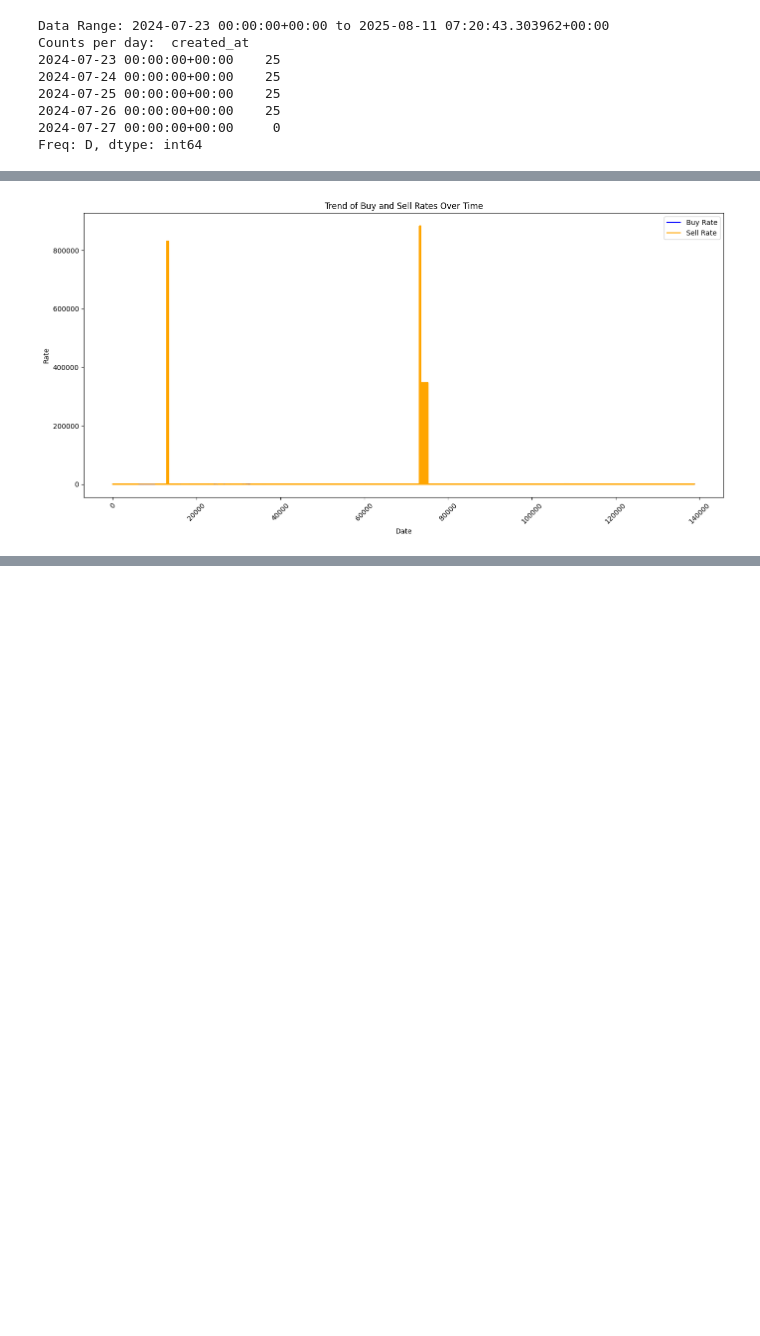
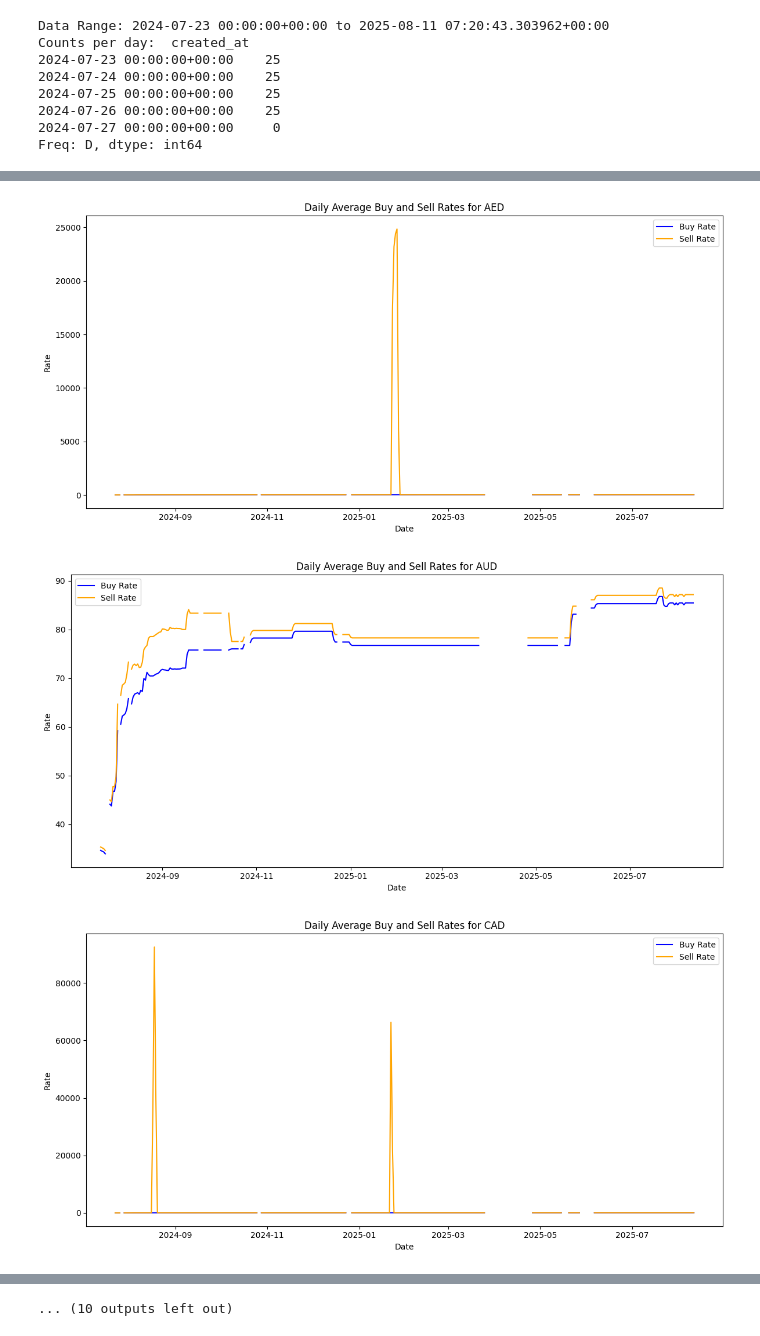
Before and after one commit to goShell3/core_exchange_eda, a Jupyter notebook: exchanges/eda.ipynb, the cells around one changed output, grey strips where cells are left out. Drawn from its saved outputs; the diff is of its cells as text; code cells hidden in the pictures; blank space fills up the shorter version.

```diff
--- a/exchanges/eda.ipynb
+++ b/exchanges/eda.ipynb
@@ -263,6 +305,15 @@ Freq: D, dtype: int64
 # %%
-# daily average buy_rate and sell_rate
-daily_avg = df.resample('D').mean(numeric_only=True)
-print("\nDaily Average Buy Rate and Sell Rate:")
-print(daily_avg[['buy_rate', 'sell_rate']].head())
+# daily averages per currency,
+
+# Group by currency, then resample daily and calculate mean
+daily_avg_per_currency = (
+    df.groupby('currency_name')
+      .resample('D')
+      .mean(numeric_only=True)
+      .reset_index()
+)
+
+print("\nDaily Average Buy Rate and Sell Rate per Currency:")
+daily_avg_per_currency[['currency_name', 'created_at', 'buy_rate', 'sell_rate']].to_csv("./daily_avg_per_currency.csv", index=False)
+print(daily_avg_per_currency.head())
 # %% [output]
@@ -277,14 +327,20 @@ created_at
 # %%
-#  plot the trend of buy_rate and sell_rate over time
-plt.figure(figsize=(14, 7))
-sns.lineplot(data=df, x=df.index, y='buy_rate', label='Buy Rate', color='blue')
-sns.lineplot(data=df, x=df.index, y='sell_rate', label='Sell Rate', color='orange')
-plt.title('Trend of Buy and Sell Rates Over Time')
-plt.xlabel('Date')
-plt.ylabel('Rate')
-plt.legend()
-plt.xticks(rotation=45)
-plt.tight_layout()
-plt.show()
+currencies = daily_avg_per_currency['currency_name'].unique()
+
+for currency in currencies:
+    df_curr = daily_avg_per_currency[daily_avg_per_currency['currency_name'] == currency].set_index('created_at')
+
+    plt.figure(figsize=(12, 6))
+    plt.plot(df_curr.index, df_curr['buy_rate'], label='Buy Rate', color='blue')
+    plt.plot(df_curr.index, df_curr['sell_rate'], label='Sell Rate', color='orange')
+    plt.title(f'Daily Average Buy and Sell Rates for {currency}')
+    plt.xlabel('Date')
+    plt.ylabel('Rate')
+    plt.legend()
+    plt.tight_layout()
+    # plt.close()
+    plt.show()
 # %% [output]
-[figure, old version]
+[figure, new version]
+[figure, added]
+[figure, added]
@@ -290,0 +356 @@ plt.show()
+... (10 outputs left out)
```
Also changed, not shown: parts of 9 cells of this notebook, 1 other file.
